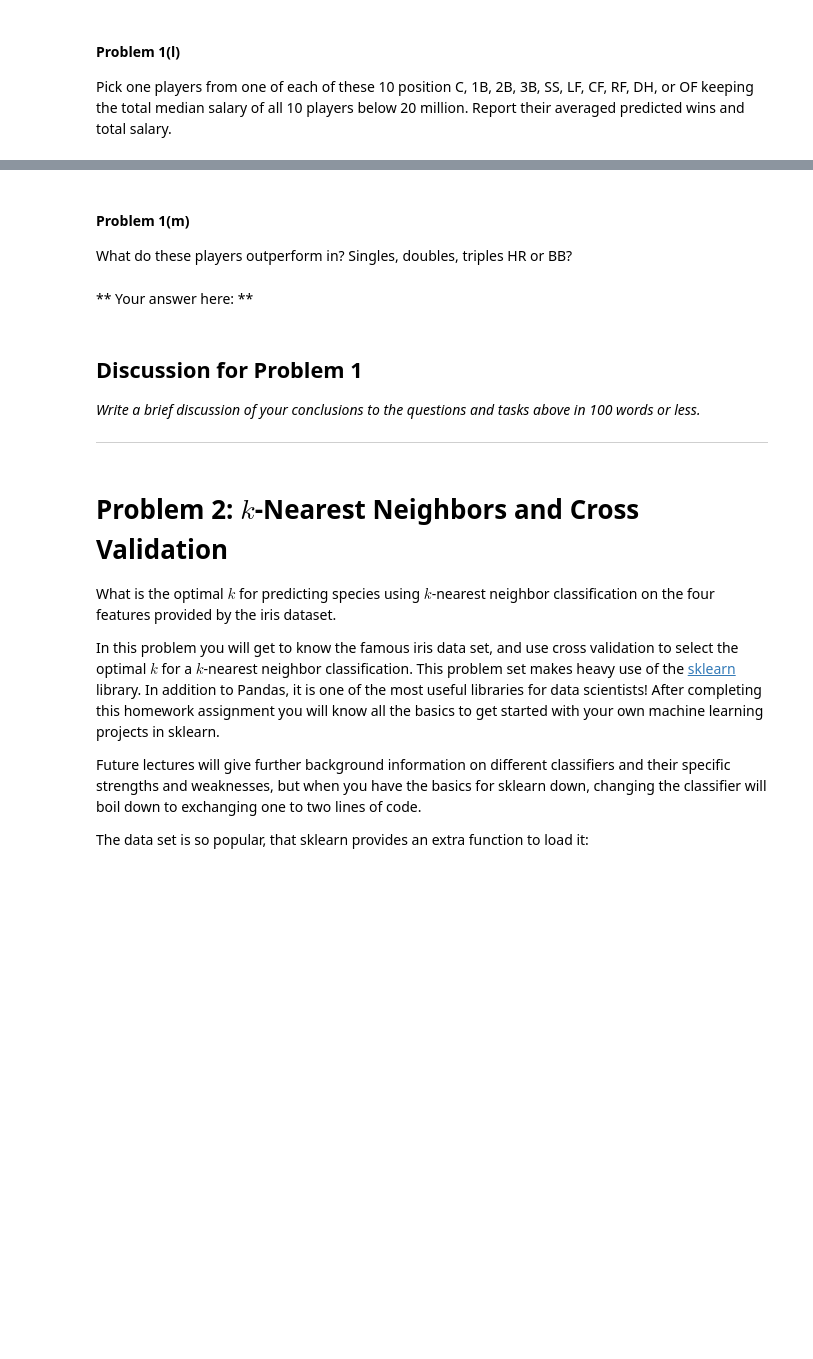
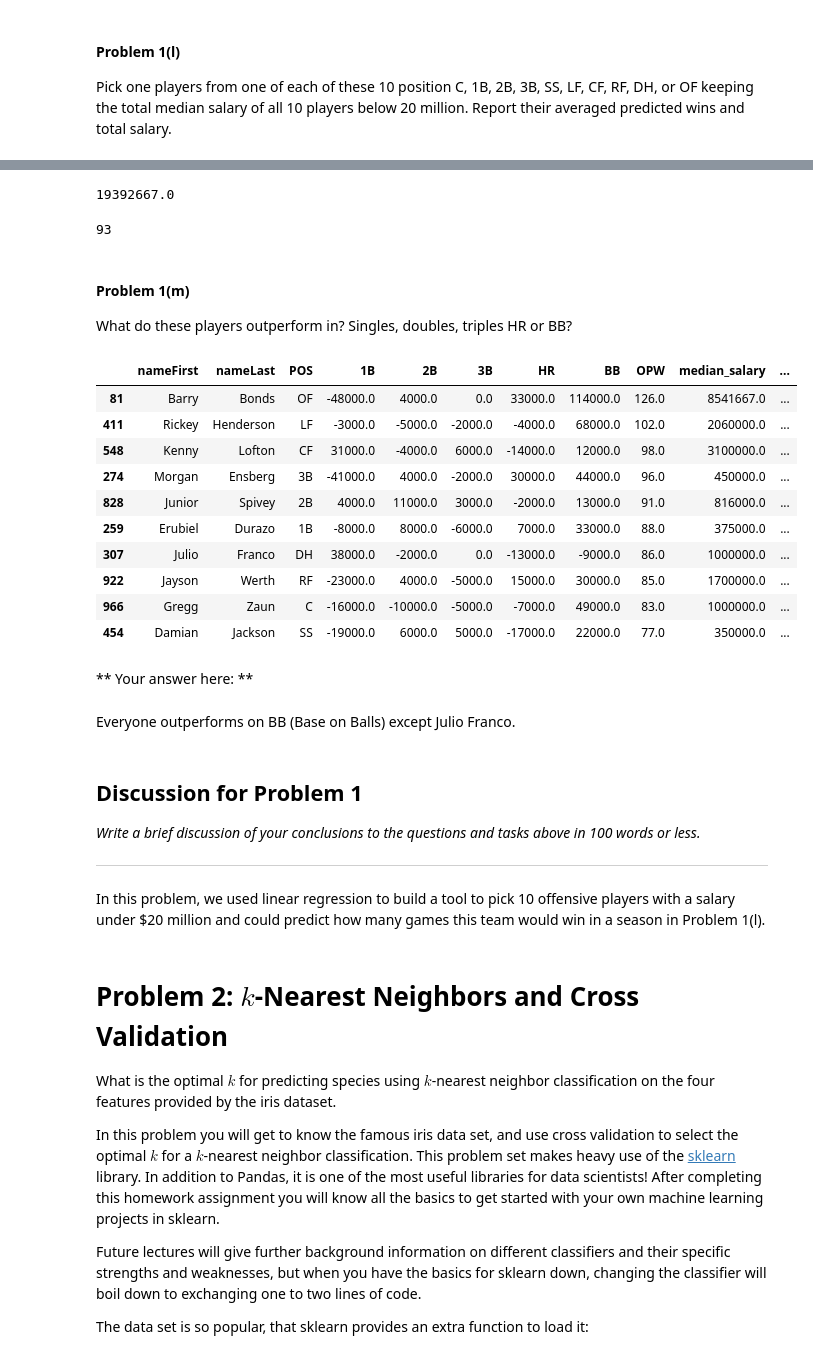
Before and after one commit to dndln/2014, a Jupyter notebook: homework/HW3_working.ipynb, the cells around one changed output, grey strips where cells are left out. Saved outputs shown, nothing was run; the diff lists cells and outputs as text; code cells hidden in the pictures; blank space fills up the shorter version.

```diff
--- a/homework/HW3_working.ipynb
+++ b/homework/HW3_working.ipynb
@@ -393,3 +569,12 @@ Pick one players from one of each of these 10 position C, 1B, 2B, 3B, SS, LF, CF
+# %%
+topPicks['median_salary'].sum()
+# %% [output]
+19392667.0
+# %%
+# we expect 93 wins?
+round(topPicks['OPW'].mean())
+# %% [output]
+93
 # %% [markdown]
 #### Problem 1(m)
 What do these players outperform in? Singles, doubles, triples HR or BB?
@@ -398,2 +581,24 @@ What do these players outperform in? Singles, doubles, triples HR or BB?
+# %%
+### Your code here ###
+def round1000(x):
+    return np.round(x*1000)
+
+topPicks[["1B","2B","3B", "HR","BB"]] = topPicks[["1B","2B","3B", "HR","BB"]].apply(round1000)
+topPicks[["OPW"]] = np.round(topPicks[["OPW"]])
+topPicks[["nameFirst","nameLast","POS","1B","2B","3B", "HR","BB","OPW","median_salary","minYear","maxYear"]]
+# %% [output]
+|  | nameFirst | nameLast | POS | 1B | 2B | 3B | HR | BB | OPW | median_salary | ... |
+| 81 | Barry | Bonds | OF | -48000.0 | 4000.0 | 0.0 | 33000.0 | 114000.0 | 126.0 | 8541667.0 | ... |
+| 411 | Rickey | Henderson | LF | -3000.0 | -5000.0 | -2000.0 | -4000.0 | 68000.0 | 102.0 | 2060000.0 | ... |
+| 548 | Kenny | Lofton | CF | 31000.0 | -4000.0 | 6000.0 | -14000.0 | 12000.0 | 98.0 | 3100000.0 | ... |
+| 274 | Morgan | Ensberg | 3B | -41000.0 | 4000.0 | -2000.0 | 30000.0 | 44000.0 | 96.0 | 450000.0 | ... |
+| 828 | Junior | Spivey | 2B | 4000.0 | 11000.0 | 3000.0 | -2000.0 | 13000.0 | 91.0 | 816000.0 | ... |
+| 259 | Erubiel | Durazo | 1B | -8000.0 | 8000.0 | -6000.0 | 7000.0 | 33000.0 | 88.0 | 375000.0 | ... |
+| 307 | Julio | Franco | DH | 38000.0 | -2000.0 | 0.0 | -13000.0 | -9000.0 | 86.0 | 1000000.0 | ... |
+| 922 | Jayson | Werth | RF | -23000.0 | 4000.0 | -5000.0 | 15000.0 | 30000.0 | 85.0 | 1700000.0 | ... |
+| 966 | Gregg | Zaun | C | -16000.0 | -10000.0 | -5000.0 | -7000.0 | 49000.0 | 83.0 | 1000000.0 | ... |
+| 454 | Damian | Jackson | SS | -19000.0 | 6000.0 | 5000.0 | -17000.0 | 22000.0 | 77.0 | 350000.0 | ... |
 # %% [markdown]
 ** Your answer here: **
+# %% [markdown]
+Everyone outperforms on BB (Base on Balls) except Julio Franco.
@@ -403,6 +611,8 @@ What do these players outperform in? Singles, doubles, triples HR or BB?
 *Write a brief discussion of your conclusions to the questions and tasks above in 100 words or less.*
 
 ---
+# %% [markdown]
+In this problem, we used linear regression to build a tool to pick 10 offensive players with a salary under $20 million and could predict how many games this team would win in a season in Problem 1(l).
 # %% [markdown]
 # Problem 2:  $k$-Nearest Neighbors and Cross Validation
 
```
Also changed, not shown: parts of 25 cells of this notebook.
